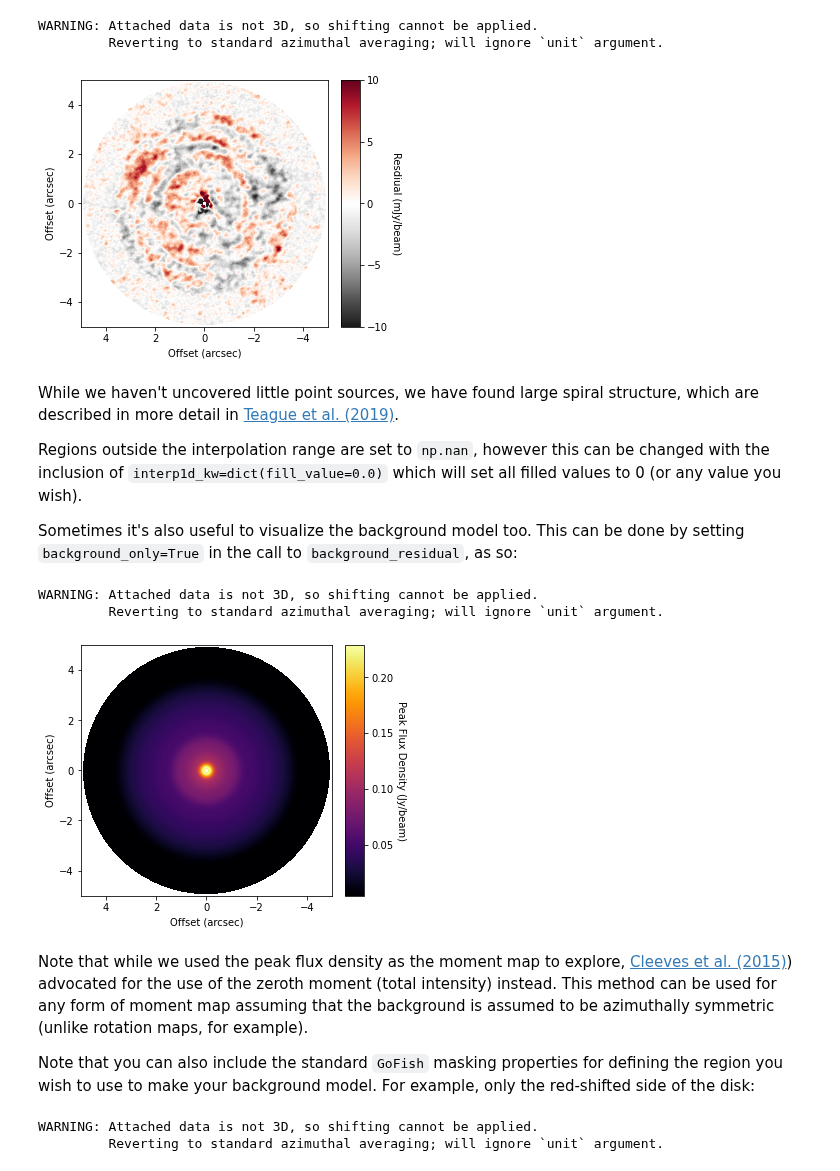
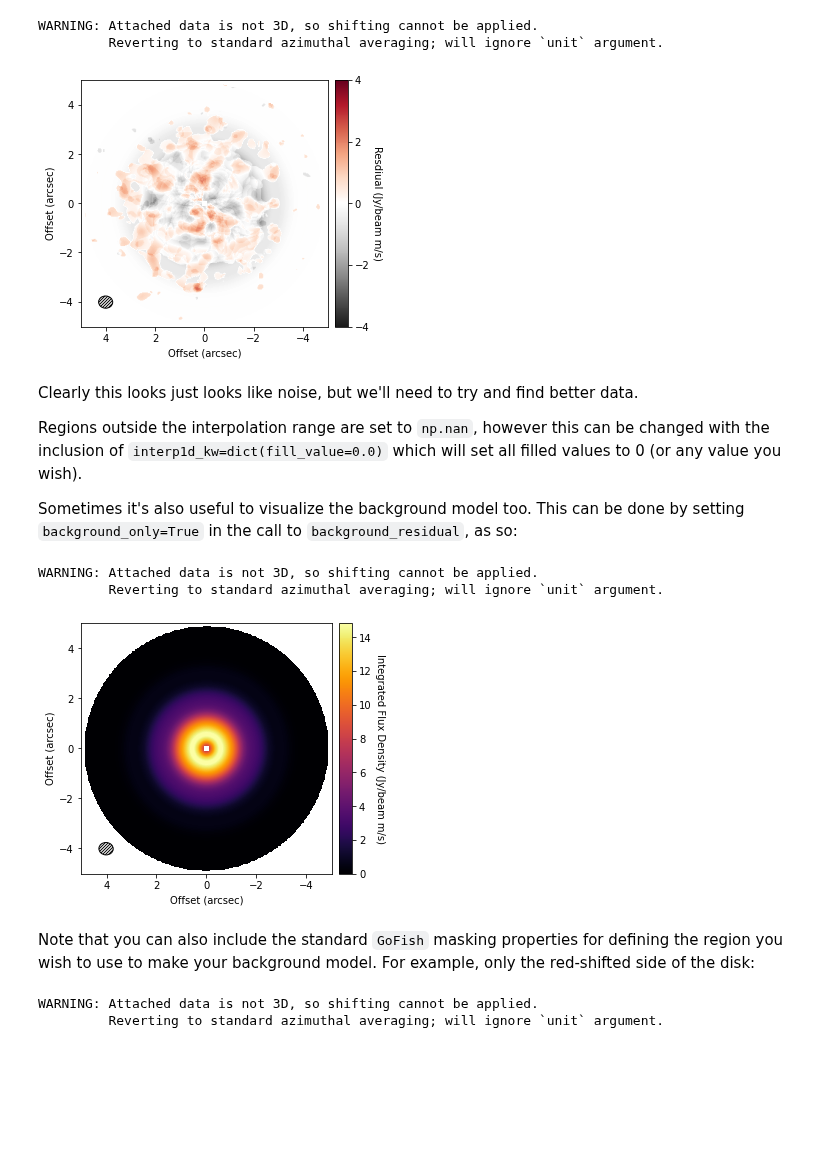
Before and after one commit to richteague/gofish, a Jupyter notebook: docs/user/fishing_residuals.ipynb, the cells around one changed output. Cells and saved outputs as stored; diff of their text form; code cells hidden in the pictures; blank space fills up the shorter version.

```diff
--- a/docs/user/fishing_residuals.ipynb
+++ b/docs/user/fishing_residuals.ipynb
@@ -28,7 +17,7 @@ import matplotlib.pyplot as plt
 from gofish import imagecube
 import numpy as np
 # %%
-cube = imagecube('dataverse_TWHya_CO_cube_Fnu.fits', FOV=10.0)
+cube = imagecube('TWHya_CS_32_M0.fits', FOV=10.0)
 # %% [output]
 WARNING: Provided cube is only 2D. Shifting not available.
 # %%
@@ -69,15 +59,16 @@ WARNING: Attached data is not 3D, so shifting cannot be applied.
          Reverting to standard azimuthal averaging; will ignore `unit` argument.
 # %%
 fig, ax = plt.subplots(constrained_layout=True)
-im = ax.imshow(residual * 1e3, origin='lower', extent=cube.extent, cmap='RdGy_r', vmin=-10, vmax=10)
-cb = plt.colorbar(im, pad=0.02, ticks=np.arange(-10, 15, 5))
+im = ax.imshow(residual, origin='lower', extent=cube.extent, cmap='RdGy_r', vmin=-4, vmax=4)
+cb = plt.colorbar(im, pad=0.02, ticks=np.arange(-4, 5, 2))
 ax.set_xlabel('Offset (arcsec)')
 ax.set_ylabel('Offset (arcsec)')
-cb.set_label('Resdiual (mJy/beam)', rotation=270, labelpad=13)
+cb.set_label('Resdiual (Jy/beam m/s)', rotation=270, labelpad=13)
+cube.plot_beam(ax=ax)
 # %% [output]
-[figure, old version]
+[figure, new version]
 # %% [markdown]
-While we haven't uncovered little point sources, we have found large spiral structure, which are described in more detail in [Teague et al. (2019)](https://ui.adsabs.harvard.edu/abs/2019ApJ...884L..56T/abstract).
+Clearly this looks just looks like noise, but we'll need to try and find better data.
 
 Regions outside the interpolation range are set to `np.nan`, however this can be changed with the inclusion of `interp1d_kw=dict(fill_value=0.0)` which will set all filled values to 0 (or any value you wish).
 
@@ -90,15 +81,14 @@ WARNING: Attached data is not 3D, so shifting cannot be applied.
 # %%
 fig, ax = plt.subplots(constrained_layout=True)
 im = ax.imshow(background, origin='lower', extent=cube.extent, cmap='inferno')
-cb = plt.colorbar(im, pad=0.02, ticks=np.arange(0, 0.3, 0.05))
+cb = plt.colorbar(im, pad=0.02,)
 ax.set_xlabel('Offset (arcsec)')
 ax.set_ylabel('Offset (arcsec)')
-cb.set_label('Peak Flux Density (Jy/beam)', rotation=270, labelpad=13)
+cb.set_label('Integrated Flux Density (Jy/beam m/s)', rotation=270, labelpad=13)
+cube.plot_beam(ax=ax)
 # %% [output]
-[figure, old version]
+[figure, new version]
 # %% [markdown]
-Note that while we used the peak flux density as the moment map to explore, [Cleeves et al. (2015)](https://ui.adsabs.harvard.edu/abs/2015ApJ...807....2C/abstract)) advocated for the use of the zeroth moment (total intensity) instead. This method can be used for any form of moment map assuming that the background is assumed to be azimuthally symmetric (unlike rotation maps, for example).
-
 Note that you can also include the standard `GoFish` masking properties for defining the region you wish to use to make your background model. For example, only the red-shifted side of the disk:
 # %%
 residual_mask = cube.background_residual(inc=5.0, PA=151.0, PA_min=-90.0, PA_max=90.0)
```
Also changed, not shown: parts of 14 cells of this notebook, 6 other files.
